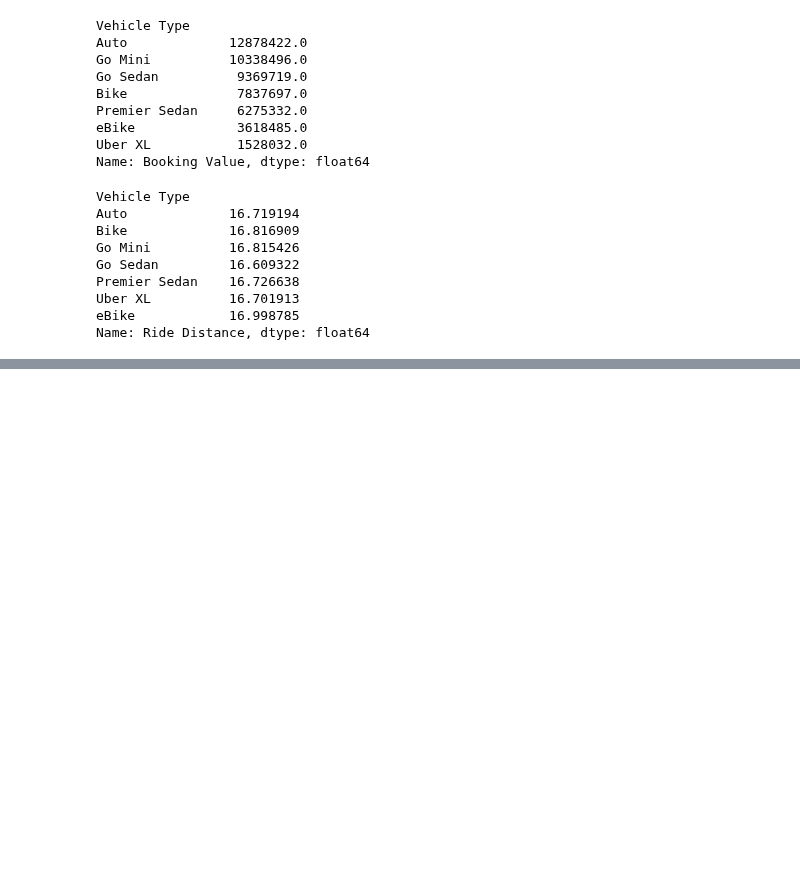
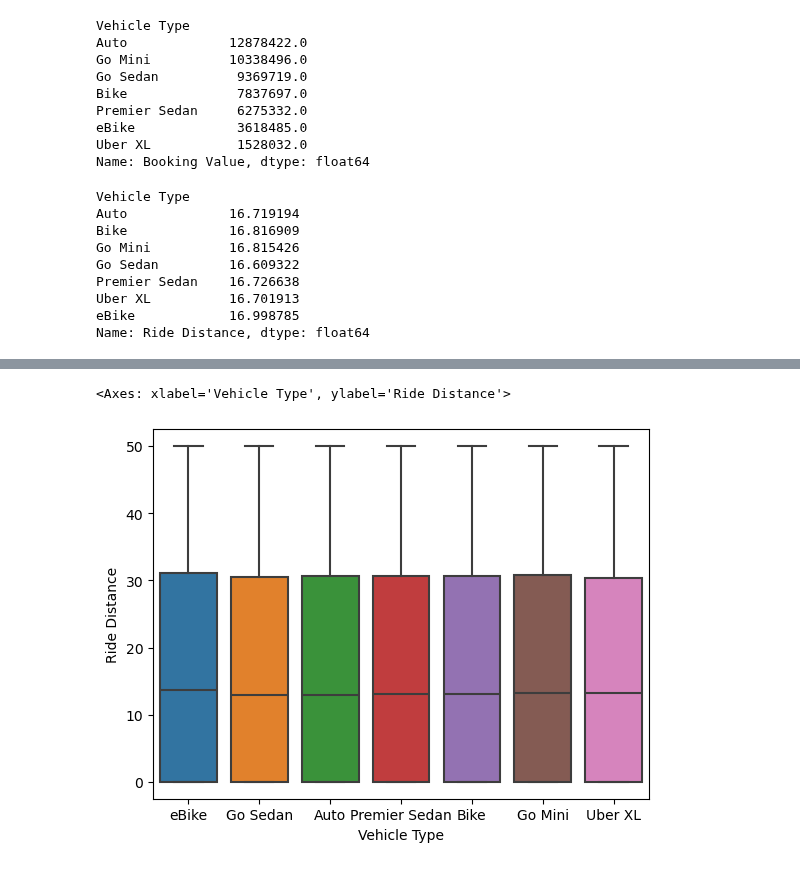
Before and after one commit to Lenmbugua/Analytics-Practice-Datasets, a Jupyter notebook: NRC Uber Analysis.ipynb, the cells around one changed output, grey strips where cells are left out. Cells and saved outputs as stored; diff of their text form; code cells hidden in the pictures; blank space fills up the shorter version.

Commit message:
Visualizations

```diff
--- a/NRC Uber Analysis.ipynb
+++ b/NRC Uber Analysis.ipynb
@@ -304,0 +304,6 @@ Name: Booking ID, Length: 176, dtype: int64
+# %%
+# 14. Boxplot of ride distance by vehicle type
+sns.boxplot(x="Vehicle Type", y="Ride Distance", data=df)
+# %% [output]
+<Axes: xlabel='Vehicle Type', ylabel='Ride Distance'>
+[figure, added]
```
Also changed, not shown: parts of 3 cells of this notebook.
